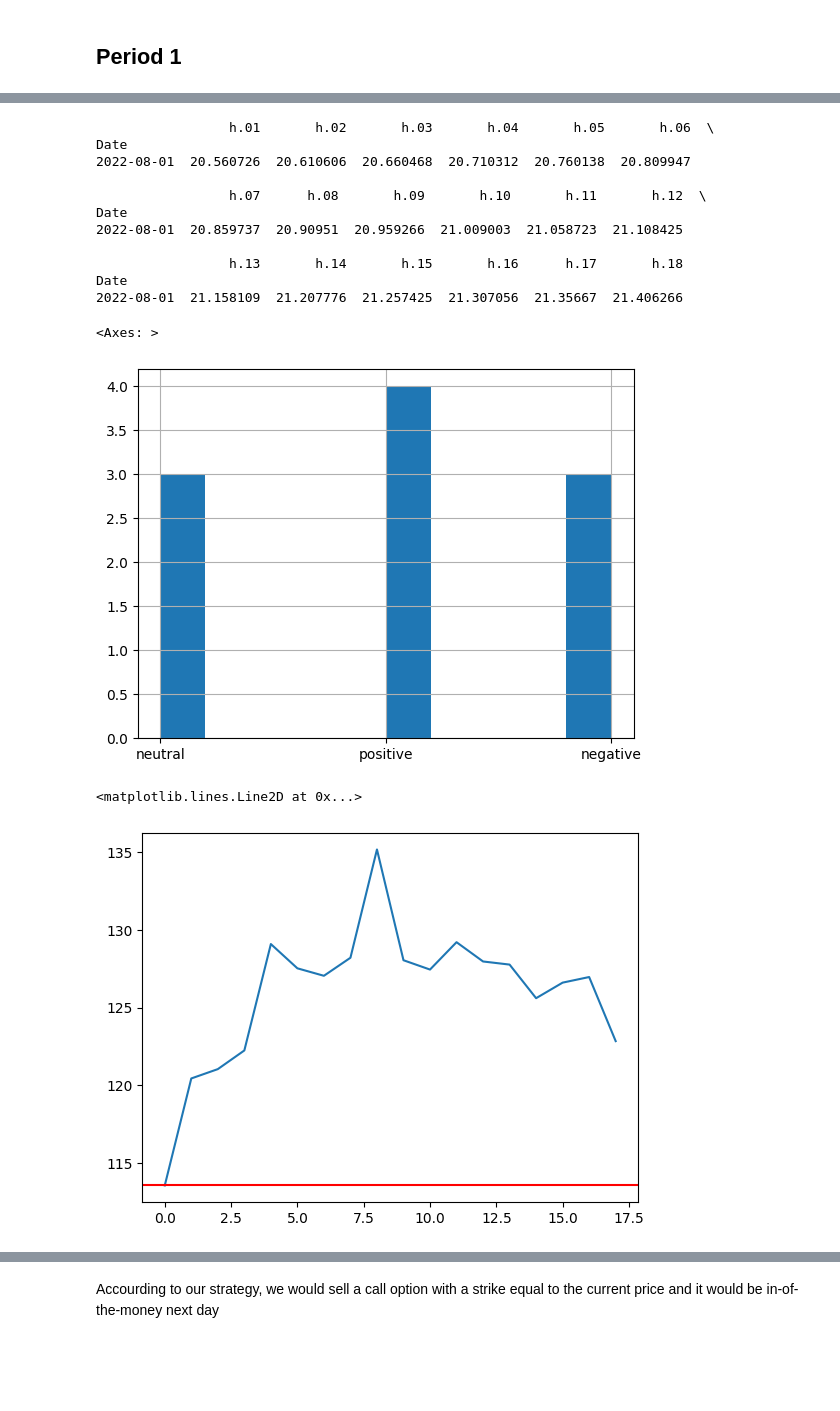
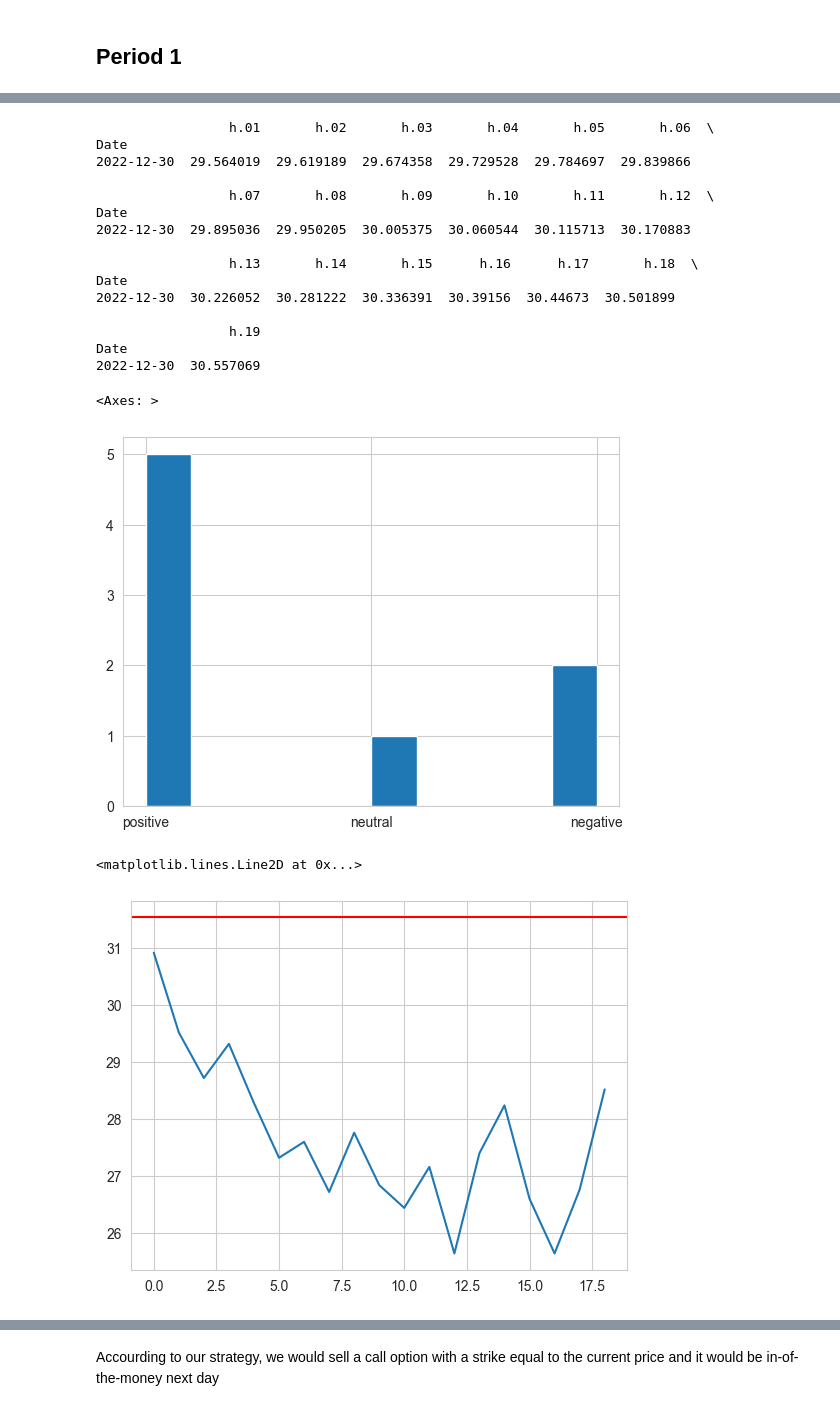
Before and after one commit to riabova/cse578, a Jupyter notebook: code/lstm_pytorch.ipynb, the cells around one changed output, grey strips where cells are left out. Drawn from its saved outputs; the diff is of its cells as text; code cells hidden in the pictures; blank space fills up the shorter version.

```diff
--- a/code/lstm_pytorch.ipynb
+++ b/code/lstm_pytorch.ipynb
@@ -189,0 +176,2 @@ Epoch  90 MSE:  0.001708858646452427
+# %%
+sns.set_style("whitegrid")
@@ -262,7 +396,7 @@ returns = 100 * price_data["Adj Close"].pct_change().dropna()
 # %%
 #------------------------predicting price with LSTM----------------------------
 #need a way of automating analysis, but for now just running step by step to inspect anually
-i = 0
+i = 5
 delta1 = selling_dates[i] - start
 delta2 = exp_dates[i] - start
 x_cur  = x_test[delta1.days:delta2.days]
@@ -319,15 +461,19 @@ print(forecasts.residual_variance)
 # %% [output]
                  h.01       h.02       h.03       h.04       h.05       h.06  \
 Date
-2022-08-01  20.560726  20.610606  20.660468  20.710312  20.760138  20.809947
+2022-12-30  29.564019  29.619189  29.674358  29.729528  29.784697  29.839866
 
-                 h.07      h.08       h.09       h.10       h.11       h.12  \
+                 h.07       h.08       h.09       h.10       h.11       h.12  \
 Date
-2022-08-01  20.859737  20.90951  20.959266  21.009003  21.058723  21.108425
+2022-12-30  29.895036  29.950205  30.005375  30.060544  30.115713  30.170883
 
-                 h.13       h.14       h.15       h.16      h.17       h.18
+                 h.13       h.14       h.15      h.16      h.17       h.18  \
 Date
-2022-08-01  21.158109  21.207776  21.257425  21.307056  21.35667  21.406266
+2022-12-30  30.226052  30.281222  30.336391  30.39156  30.44673  30.501899
+
+                 h.19
+Date
+2022-12-30  30.557069
 # %%
 #-------------------Sentiment Analysis------------------------
 sent_df = pd.DataFrame(sen_data, columns=["Title", "Date", "Sentiment"])
@@ -336,11 +482,11 @@ sent_df["Date"] = pd.to_datetime(sent_df["Date"]).dt.date
 sent_df[sent_df["Date"] >= selling_dates[i] + datetime.timedelta(days=-3)][sent_df["Date"] <= selling_dates[i]]["Sentiment"].hist()
 # %% [output]
 <Axes: >
-[figure, old version]
+[figure, new version]
 # %%
 #-------------------Result------------------------
 plt.plot(y_test[delta1.days:delta2.days])
-plt.axhline(y_test[delta1.days], color='r', linestyle='-')
+plt.axhline(1.02*y_test[delta1.days], color='r', linestyle='-')
 # %% [output]
 <matplotlib.lines.Line2D at 0x...>
-[figure, old version]
+[figure, new version]
```
Also changed, not shown: parts of 33 cells of this notebook, 4 other files.
